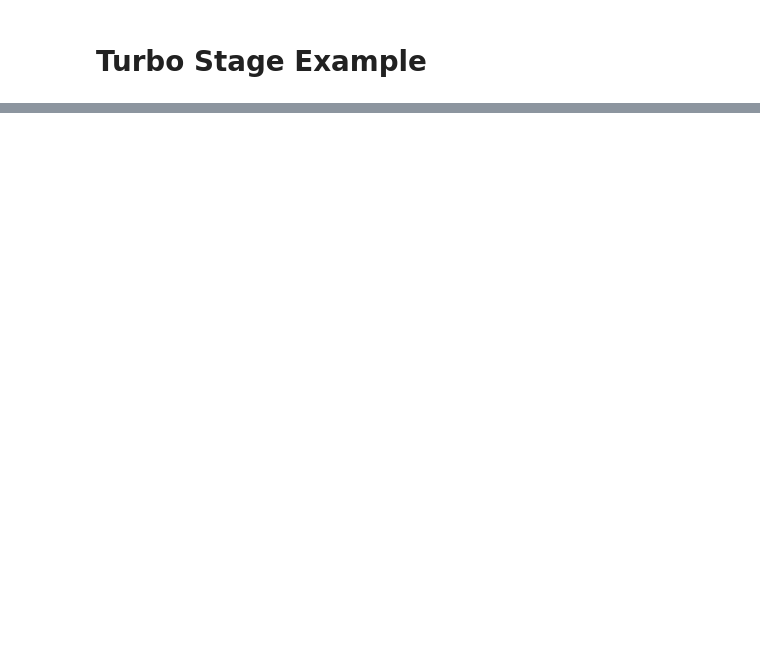
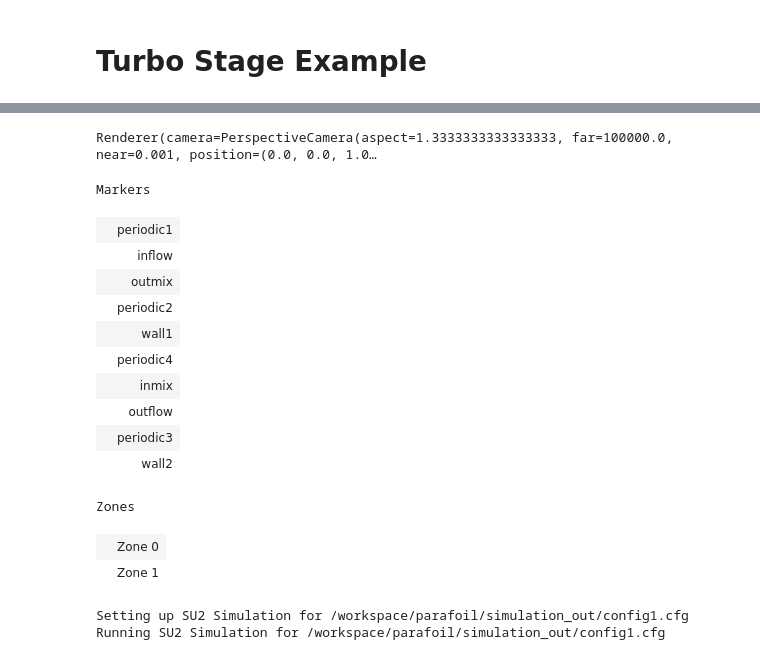
Before and after one commit to OpenOrion/parafoil, a Jupyter notebook: examples/turbo_stage.ipynb, the cells around one changed output, grey strips where cells are left out. Drawn from its saved outputs; the diff is of its cells as text; code cells hidden in the pictures; blank space fills up the shorter version.

```diff
--- a/examples/turbo_stage.ipynb
+++ b/examples/turbo_stage.ipynb
@@ -108,35 +128,34 @@ Exception: ('Problem Error: F can not be set, expected shape (1, 1) but provided
 # %%
-from paraflow import run_simulation, get_flasher, ConfigParameters, get_frames, display_frame
+from paraflow import run_simulation, get_flasher, SimulationOptions, get_frames, display_frame
 from paraflow import SimulationResult
 
 flasher = get_flasher("air", "gas")
-# sim_results = run_simulation(
-#     axial_turbo_passage,
-#     config_params=ConfigParameters(
-#         inlet_total_state=flasher.flash(P=87909, T=276, mach_number=0.4098),
-#         target_outlet_static_state=flasher.flash(P=108932, T=296),
-#         translation=[
-#             np.array([0.0, 266, 0.0]),
-#             None
-#         ]
-#     ),
-#     working_directory="./simulation_out",
-#     id="1",
-#     # auto_delete=True,
-#     simulator_config={
-#         "custom_download_url": "https://github.com/OpenOrion/SU2/releases/download/7.5.2/SU2-7.5.2-macos64.zip"
-#     }
-# )
-# sim_results.to_file("./simulation_out/cached.pkl")
+sim_results = run_simulation(
+    axial_turbo_passage,
+    sim_options=SimulationOptions(
+        inlet_total_state=flasher.flash(P=87909, T=276, mach_number=0.4098),
+        target_outlet_static_state=flasher.flash(P=108932, T=296),
+        translation=[
+            np.array([0.0, 266, 0.0]),
+            None
+        ]
+    ),
+    working_directory="./simulation_out",
+    id="1",
+    auto_delete=False,
+    simulator_config={
+        "custom_executable_path": "./SU2_CFD"
+    }
+)
+sim_results.to_file("./simulation_out/cached.pkl")
 
-sim_results = SimulationResult.from_file("./simulation_out/cached.pkl")
-sim_results.eval_values
-# print(sim_results.eval_values[-1])
-# frames = get_frames(
-#     sim_results,
-#     property_names=["Pressure"],
-#     num_pnts=500,
-# )
-# display_frame(frames, "Pressure")
-# sim_results.eval_values
+# sim_results = SimulationResult.from_file("./simulation_out/cached.pkl")
+
+frames = get_frames(
+    sim_results,
+    property_names=["Pressure"],
+    num_pnts=500,
+)
+display_frame(frames, "Pressure")
+sim_results.eval_values.loc[sim_results.eval_values.index[-1], '  "TotTotEff[1]"  ']
 # %% [output]
@@ -143,0 +180,17 @@ KeyError: 'TotTotEff'
+Renderer(camera=PerspectiveCamera(aspect=1.3333333333333333, far=100000.0, near=0.001, position=(0.0, 0.0, 1.0…
+Markers
+|  | periodic1 |
+|  | inflow |
+|  | outmix |
+|  | periodic2 |
+|  | wall1 |
+|  | periodic4 |
+|  | inmix |
+|  | outflow |
+|  | periodic3 |
+|  | wall2 |
+Zones
+|  | Zone 0 |
+|  | Zone 1 |
+Setting up SU2 Simulation for /workspace/parafoil/simulation_out/config1.cfg
+Running SU2 Simulation for /workspace/parafoil/simulation_out/config1.cfg
```
Also changed, not shown: parts of 3 cells of this notebook, 6 other files.
